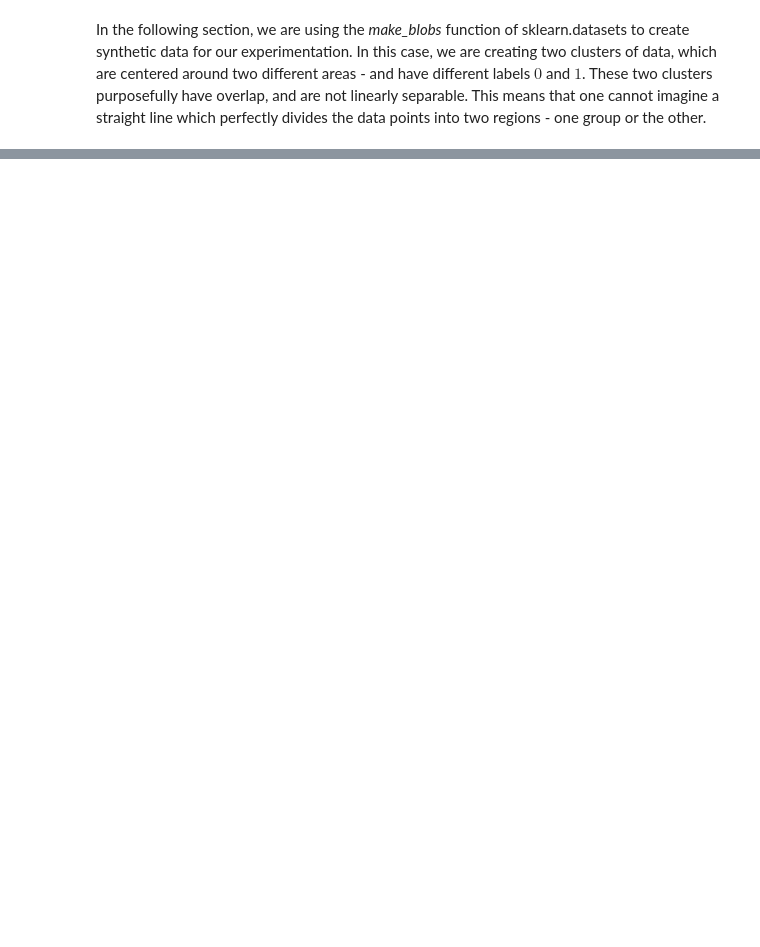
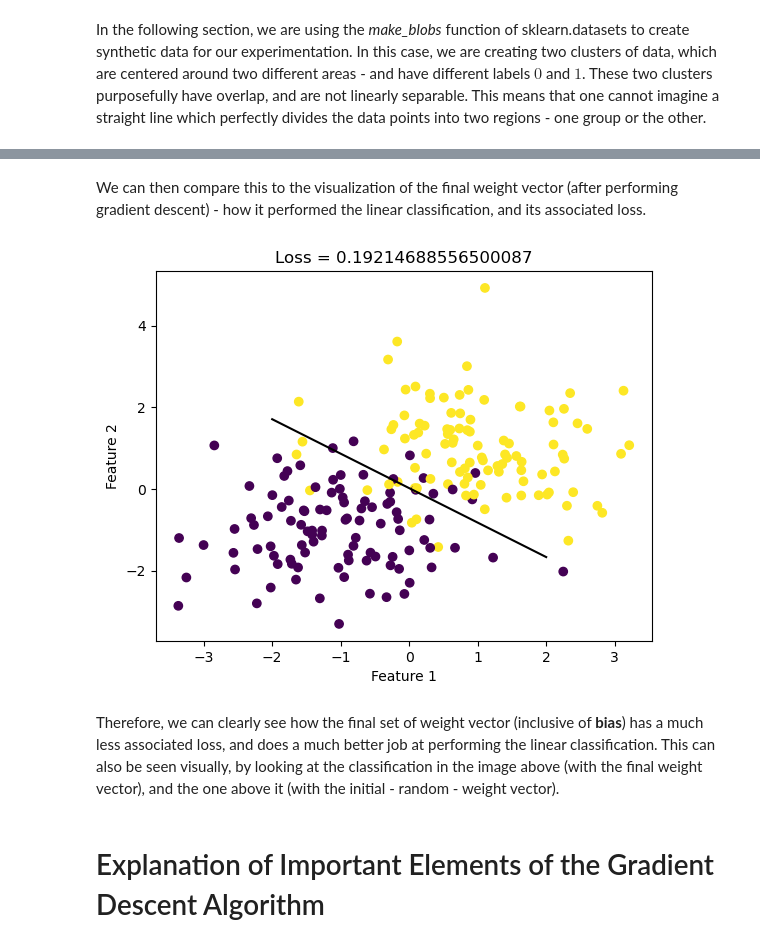
Before and after one commit to dcruzeneil/dcruzeneil.github.io, a Jupyter notebook: posts/gradient-descent/index.ipynb, the cells around one changed output, grey strips where cells are left out. Cells and saved outputs as stored; diff of their text form; code cells hidden in the pictures; blank space fills up the shorter version.

```diff
--- a/posts/gradient-descent/index.ipynb
+++ b/posts/gradient-descent/index.ipynb
@@ -28,0 +81,16 @@ X, y = make_blobs(n_samples = 200
+# %% [markdown]
+We can then compare this to the visualization of the final weight vector (after performing gradient descent) - how it performed the linear classification, and its associated loss.
+# %%
+fig = plt.scatter(X[:,0], X[:,1], c = y)
+fig = LR.draw_line(LR.w, -2, 2)
+
+xlab = plt.xlabel("Feature 1")
+ylab = plt.ylabel("Feature 2")
+
+title = plt.gca().set_title(f"Loss = {LR.loss_history[-1]}")
+# %% [output]
+[figure, added]
+# %% [markdown]
+Therefore, we can clearly see how the final set of weight vector (inclusive of <b>bias</b>) has a much less associated loss, and does a much better job at performing the linear classification. This can also be seen visually, by looking at the classification in the image above (with the final weight vector), and the one above it (with the initial - random - weight vector).
+# %% [markdown]
+# Explanation of Important Elements of the Gradient Descent Algorithm
```
Also changed, not shown: parts of 9 cells of this notebook, 9 other files.
